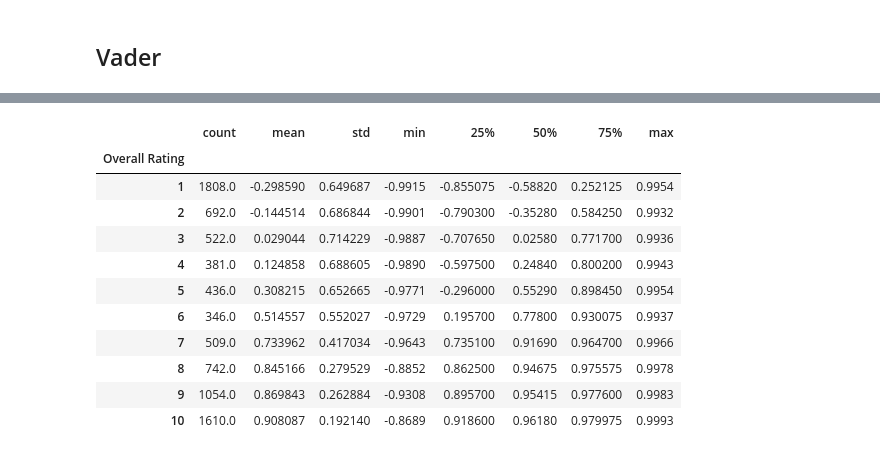
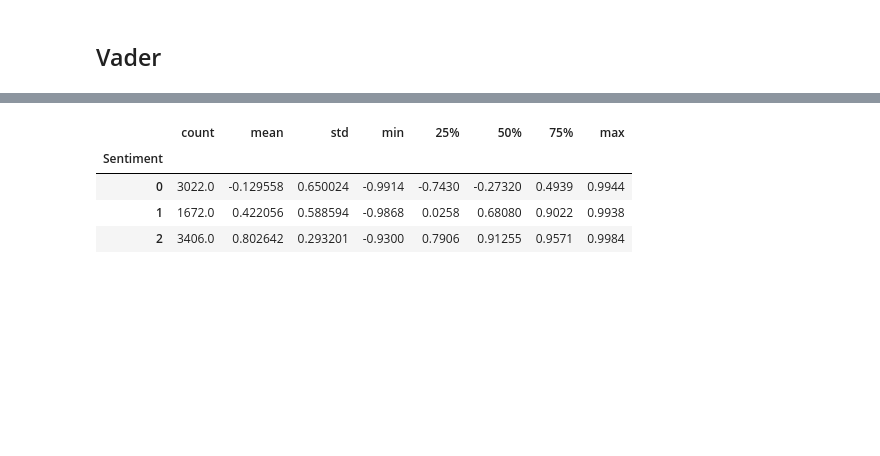
Before and after one commit to yeozs/MannheimDMProject, a Jupyter notebook: preprocessing_ant.ipynb, the cells around one changed output, grey strips where cells are left out. Drawn from its saved outputs; the diff is of its cells as text; code cells hidden in the pictures; blank space fills up the shorter version.

```diff
--- a/preprocessing_ant.ipynb
+++ b/preprocessing_ant.ipynb
@@ -116,3 +134,19 @@ data.sort_values(by='Review Date', ascending=False)
 | 970 | Food and IFE average | S Gooneratne | 2016-03-22 | Singapore Airlines | True | Melbourne to Delhi via Singapore.... | Business | March 2016 | SIN to CAN | ... |
 | 971 | overall an enjoyable flight | Yeo Wei Sheng | 2016-03-22 | Singapore Airlines | False | A very pleasant journey on Singap... | Solo Leisure | December 2015 | KUL to SYD via SIN | ... |
 8100 rows × 17 columns
+# %%
+#Create new function to convert Rating scores to 3 categories
+#1-3, 4-7, 8-10 forms negative, neutral, positive [0,1,2]
+def score_convert_senti(score):
+    if score <= 3:
+        return 0
+    elif score >= 4 and score <= 7:
+        return 1
+    elif score >= 8:
+        return 2
+
+#Create new column, convert scoring into 3 categories
+data["Sentiment"] = data["Overall Rating"].apply(score_convert_senti)
+
+#dataset has derived sentiment column added
+data.head()
@@ -125,0 +167,6 @@ data.sort_values(by='Review Date', ascending=False)
+# %%
+import nltk
+from nltk.corpus import stopwords
+
+nltk.download('stopwords')
+stop_words = set(stopwords.words('english'))
@@ -126,14 +270,15 @@ data.sort_values(by='Review Date', ascending=False)
 # %%
 data['Reviews_1'] = data['Reviews'].apply(lambda text: preprocessor(text,
-                 lowercase=True,
+                 lowercase=False,
                  leave_punctuation = True,
                  remove_stopwords = True,
                  stop_words = stop_words,
                  correct_spelling = False,
                  lemmatization=False,
-                 porter_stemming=False,
+                 porter_stemming=True,
                  tokenized_output=False,
-                 sentence_output=False))
+                 sentence_output=False,
+                 remove_emojis=True))
 # %%
 data['Reviews_1'].sample()
 # %% [output]
@@ -176,15 +322,8 @@ data.sample(5)
 # %%
-data.groupby('Overall Rating')['vader_polarity_compound'].describe()
+data.groupby('Sentiment')['vader_polarity_compound'].describe()
 # %% [output]
 |  | count | mean | std | min | 25% | 50% | 75% | max |
-| Overall Rating |  |  |  |  |  |  |  |  |
-| 1 | 1808.0 | -0.298590 | 0.649687 | -0.9915 | -0.855075 | -0.58820 | 0.252125 | 0.9954 |
-| 2 | 692.0 | -0.144514 | 0.686844 | -0.9901 | -0.790300 | -0.35280 | 0.584250 | 0.9932 |
-| 3 | 522.0 | 0.029044 | 0.714229 | -0.9887 | -0.707650 | 0.02580 | 0.771700 | 0.9936 |
-| 4 | 381.0 | 0.124858 | 0.688605 | -0.9890 | -0.597500 | 0.24840 | 0.800200 | 0.9943 |
-| 5 | 436.0 | 0.308215 | 0.652665 | -0.9771 | -0.296000 | 0.55290 | 0.898450 | 0.9954 |
-| 6 | 346.0 | 0.514557 | 0.552027 | -0.9729 | 0.195700 | 0.77800 | 0.930075 | 0.9937 |
-| 7 | 509.0 | 0.733962 | 0.417034 | -0.9643 | 0.735100 | 0.91690 | 0.964700 | 0.9966 |
-| 8 | 742.0 | 0.845166 | 0.279529 | -0.8852 | 0.862500 | 0.94675 | 0.975575 | 0.9978 |
-| 9 | 1054.0 | 0.869843 | 0.262884 | -0.9308 | 0.895700 | 0.95415 | 0.977600 | 0.9983 |
-| 10 | 1610.0 | 0.908087 | 0.192140 | -0.8689 | 0.918600 | 0.96180 | 0.979975 | 0.9993 |
+| Sentiment |  |  |  |  |  |  |  |  |
+| 0 | 3022.0 | -0.129558 | 0.650024 | -0.9914 | -0.7430 | -0.27320 | 0.4939 | 0.9944 |
+| 1 | 1672.0 | 0.422056 | 0.588594 | -0.9868 | 0.0258 | 0.68080 | 0.9022 | 0.9938 |
+| 2 | 3406.0 | 0.802642 | 0.293201 | -0.9300 | 0.7906 | 0.91255 | 0.9571 | 0.9984 |
```
Also changed, not shown: parts of 26 cells of this notebook, 1 other file.
